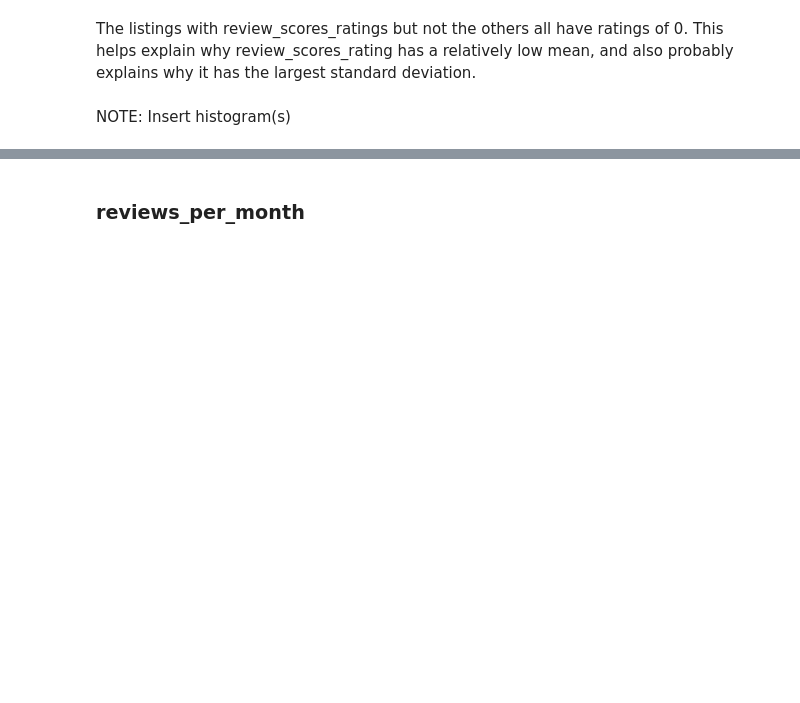
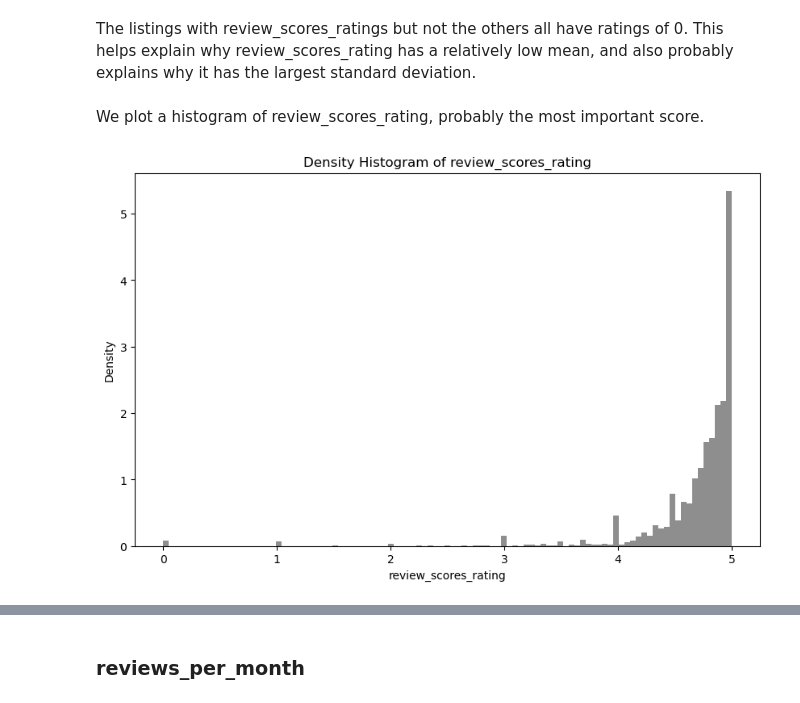
Before and after one commit to ayee6/JHUDataScienceGroup9, a Jupyter notebook: EDA_Steve.ipynb, the cells around one changed output, grey strips where cells are left out. Drawn from its saved outputs; the diff is of its cells as text; code cells hidden in the pictures; blank space fills up the shorter version.

```diff
--- a/EDA_Steve.ipynb
+++ b/EDA_Steve.ipynb
@@ -423,5 +428,18 @@ ldf.loc[~ldf['review_scores_rating'].isna()&ldf['review_scores_accuracy'].isna()
 0.0
 # %% [markdown]
 The listings with review_scores_ratings but not the others all have ratings of 0. This helps explain why review_scores_rating has a relatively low mean, and also probably explains why it has the largest standard deviation.
-# %% [markdown]
-NOTE: Insert histogram(s)
+# %% [markdown]
+We plot a histogram of review_scores_rating, probably the most important score.
+# %%
+figure = plt.figure(figsize=(10,6))
+
+axes = figure.add_subplot(1, 1, 1)
+n, bins, patches = axes.hist(vwListings['review_scores_rating'], color="DimGray", density=True, bins=101, alpha=0.75)
+axes.set_xlabel("review_scores_rating")
+axes.set_ylabel("Density")
+axes.set_title("Density Histogram of review_scores_rating")
+
+plt.show()
+plt.close()
+# %% [output]
+[figure, added]
```
Also changed, not shown: parts of 83 cells of this notebook.
